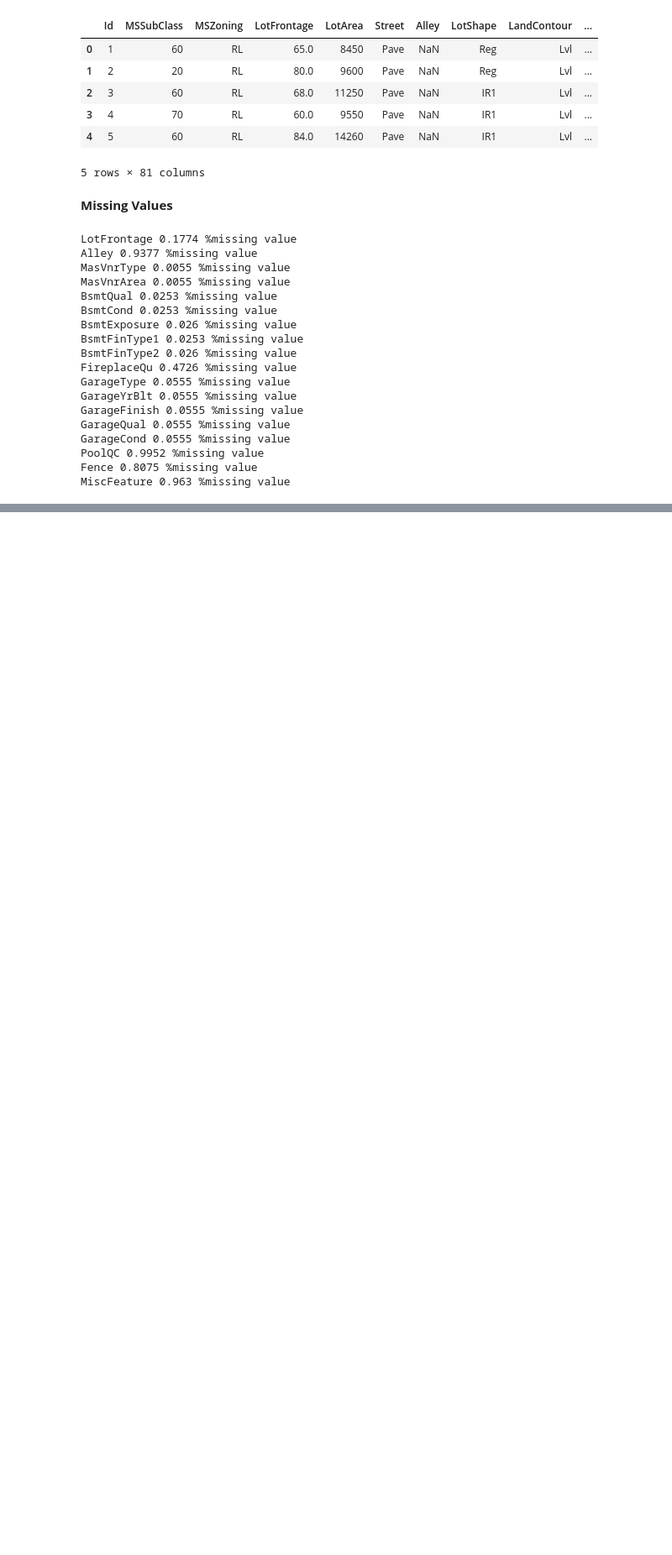
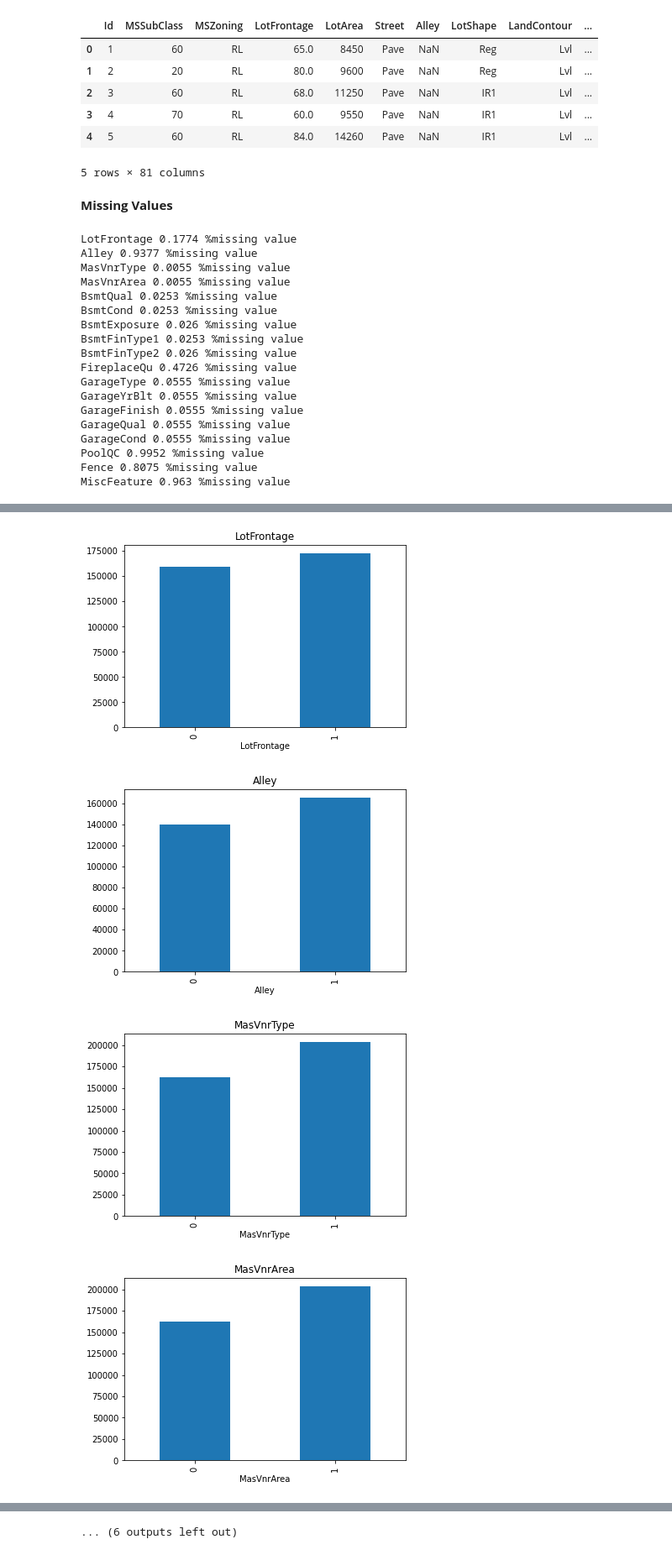
Before and after one commit to fathimajafir/House-pricing-prediction, a Jupyter notebook: Advance_House_pricing_Advanced_Regression_Techniques.ipynb, the cells around one changed output, grey strips where cells are left out. Shown at 84% size. Saved outputs shown, nothing was run; the diff lists cells and outputs as text; code cells hidden in the pictures; blank space fills up the shorter version.

```diff
--- a/Advance_House_pricing_Advanced_Regression_Techniques.ipynb
+++ b/Advance_House_pricing_Advanced_Regression_Techniques.ipynb
@@ -64,0 +67,15 @@ MiscFeature 0.963 %missing value
+# %%
+for feature in feature_with_Nan:
+  df1=df.copy()
+  #make a variable that indicates 1 if the observation was missing 0 otherwise
+  df1[feature]=np.where(df1[feature].isnull(),1,0)
+
+  #calulate the mean salePrice where the information is missing
+  df1.groupby(feature)['SalePrice'].median().plot.bar()
+  plt.title(feature)
+  plt.show()
+# %% [output]
+[figure, added]
+[figure, added]
+[figure, added]
+[figure, added]
@@ -64,0 +90 @@ MiscFeature 0.963 %missing value
+... (6 outputs left out)
```
Also changed, not shown: parts of 16 cells of this notebook.
